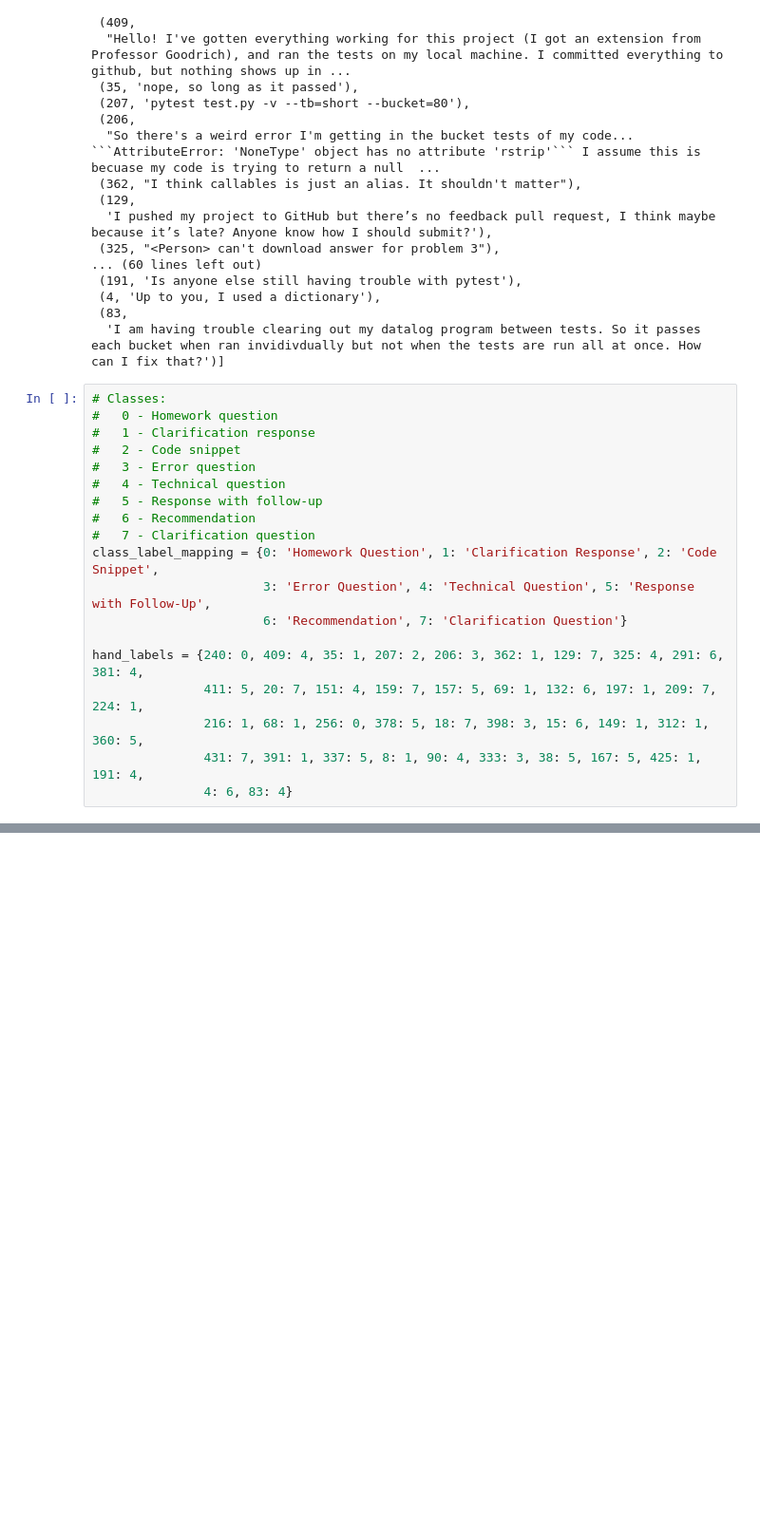
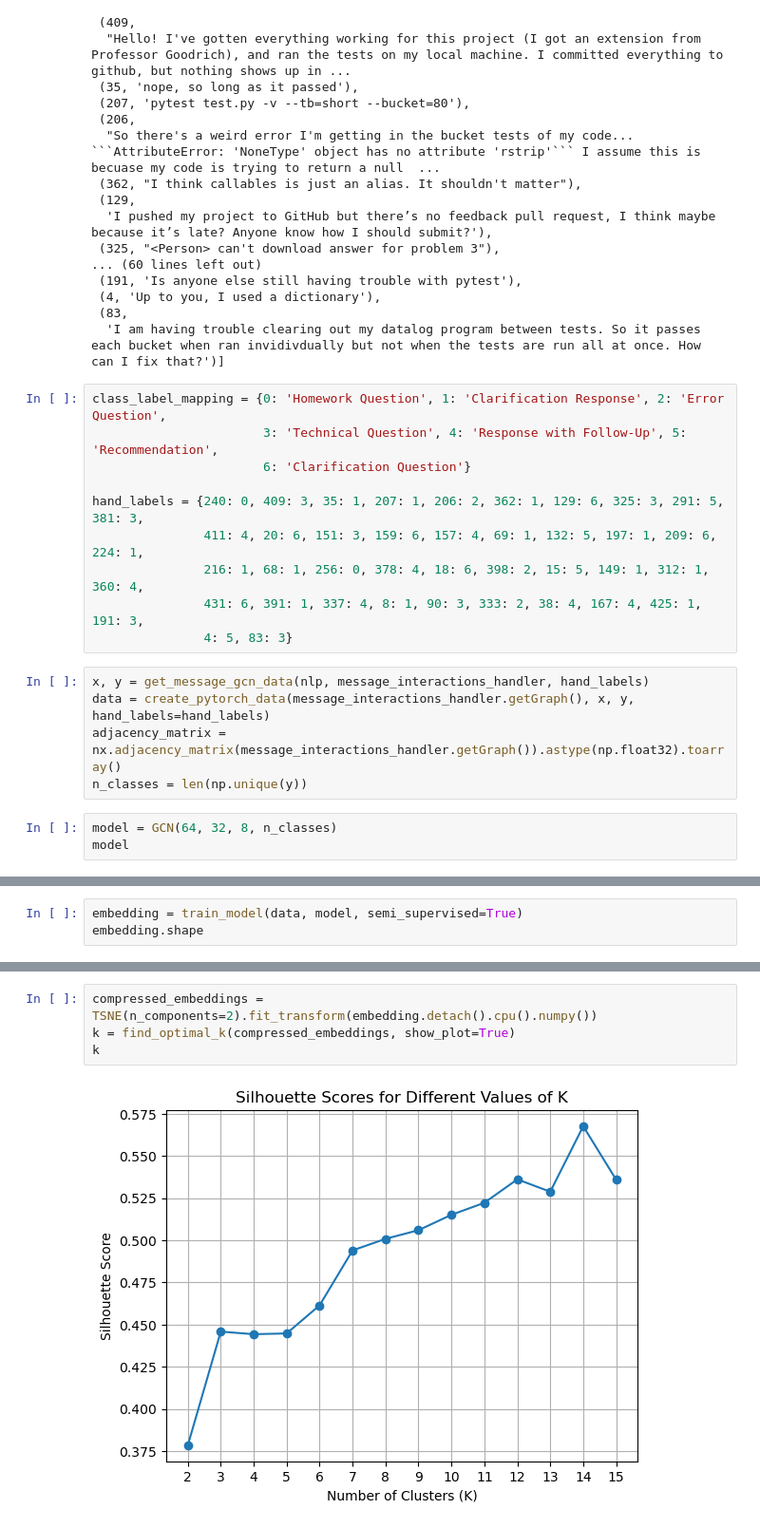
Before and after one commit to ethanp55/network_science, a Jupyter notebook: final_project_with_messages.ipynb, the cells around one changed output, grey strips where cells are left out. Shown at 95% size. Drawn from its saved outputs; the diff is of its cells as text; blank space fills up the shorter version.

```diff
--- a/final_project_with_messages.ipynb
+++ b/final_project_with_messages.ipynb
@@ -704,21 +800,20 @@ random.sample(nodes_with_messages, int(len(nodes_with_messages) * 0.1))
  (83,
   'I am having trouble clearing out my datalog program between tests. So it passes each bucket when ran invidivdually but not when the tests are run all at once. How can I fix that?')]
 # %%
-# Classes:
-#   0 - Homework question
-#   1 - Clarification response
-#   2 - Code snippet
-#   3 - Error question
-#   4 - Technical question
-#   5 - Response with follow-up
-#   6 - Recommendation
-#   7 - Clarification question
-class_label_mapping = {0: 'Homework Question', 1: 'Clarification Response', 2: 'Code Snippet',
-                       3: 'Error Question', 4: 'Technical Question', 5: 'Response with Follow-Up',
-                       6: 'Recommendation', 7: 'Clarification Question'}
+class_label_mapping = {0: 'Homework Question', 1: 'Clarification Response', 2: 'Error Question',
+                       3: 'Technical Question', 4: 'Response with Follow-Up', 5: 'Recommendation',
+                       6: 'Clarification Question'}
 
-hand_labels = {240: 0, 409: 4, 35: 1, 207: 2, 206: 3, 362: 1, 129: 7, 325: 4, 291: 6, 381: 4,
-               411: 5, 20: 7, 151: 4, 159: 7, 157: 5, 69: 1, 132: 6, 197: 1, 209: 7, 224: 1,
-               216: 1, 68: 1, 256: 0, 378: 5, 18: 7, 398: 3, 15: 6, 149: 1, 312: 1, 360: 5,
-               431: 7, 391: 1, 337: 5, 8: 1, 90: 4, 333: 3, 38: 5, 167: 5, 425: 1, 191: 4,
-               4: 6, 83: 4}
+hand_labels = {240: 0, 409: 3, 35: 1, 207: 1, 206: 2, 362: 1, 129: 6, 325: 3, 291: 5, 381: 3,
+               411: 4, 20: 6, 151: 3, 159: 6, 157: 4, 69: 1, 132: 5, 197: 1, 209: 6, 224: 1,
+               216: 1, 68: 1, 256: 0, 378: 4, 18: 6, 398: 2, 15: 5, 149: 1, 312: 1, 360: 4,
+               431: 6, 391: 1, 337: 4, 8: 1, 90: 3, 333: 2, 38: 4, 167: 4, 425: 1, 191: 3,
+               4: 5, 83: 3}
+# %%
+x, y = get_message_gcn_data(nlp, message_interactions_handler, hand_labels)
+data = create_pytorch_data(message_interactions_handler.getGraph(), x, y, hand_labels=hand_labels)
+adjacency_matrix = nx.adjacency_matrix(message_interactions_handler.getGraph()).astype(np.float32).toarray()
+n_classes = len(np.unique(y))
+# %%
+model = GCN(64, 32, 8, n_classes)
+model
@@ -724,0 +827,3 @@ hand_labels = {240: 0, 409: 4, 35: 1, 207: 2, 206: 3, 362: 1, 129: 7, 325: 4, 29
+# %%
+embedding = train_model(data, model, semi_supervised=True)
+embedding.shape
@@ -724,0 +836,6 @@ hand_labels = {240: 0, 409: 4, 35: 1, 207: 2, 206: 3, 362: 1, 129: 7, 325: 4, 29
+# %%
+compressed_embeddings = TSNE(n_components=2).fit_transform(embedding.detach().cpu().numpy())
+k = find_optimal_k(compressed_embeddings, show_plot=True)
+k
+# %% [output]
+[figure, added]
```
Also changed, not shown: parts of 58 cells of this notebook.
